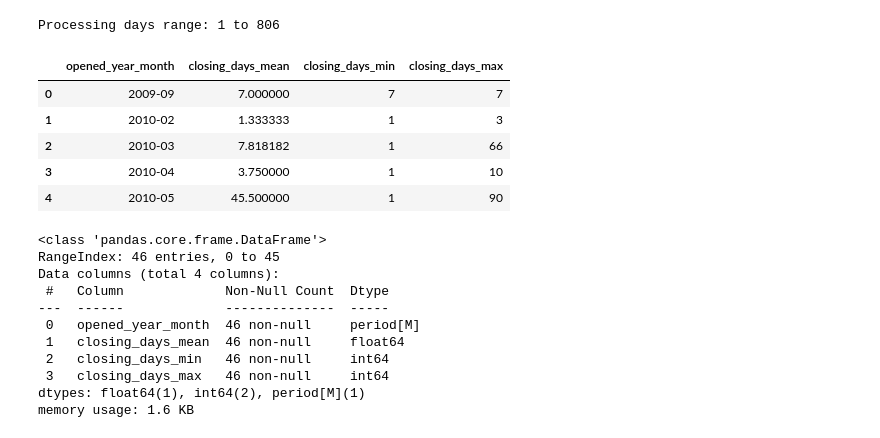
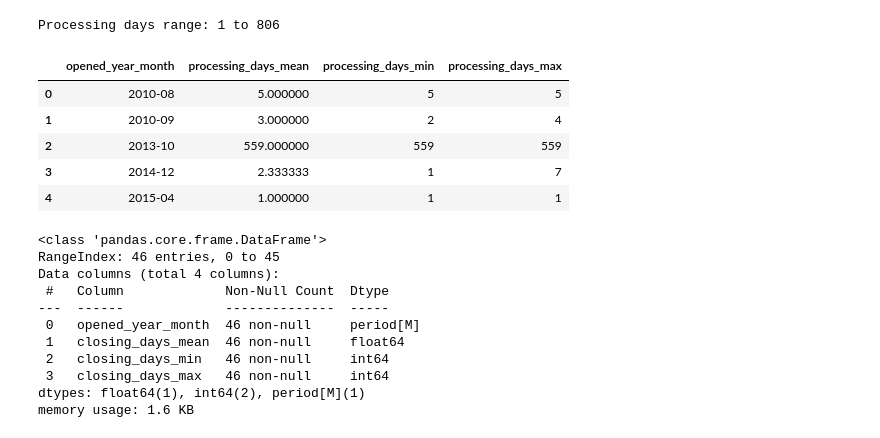
Before and after one commit to janna-in-sf/DataSF-311-Cases, a Jupyter notebook: DataSF_Project.ipynb, the cells around one changed output. Drawn from its saved outputs; the diff is of its cells as text; code cells hidden in the pictures.

```diff
--- a/DataSF_Project.ipynb
+++ b/DataSF_Project.ipynb
@@ -39,16 +39,6 @@ file_name = '311_Cases.csv'
 absolute_file_name = file_path + file_name
 
 # hardcoded column names for cols to keep from input CSV file
-"""
-col_names = ['CaseID', 'Opened', 'Closed', 'Updated','Status', 'Status Notes',
-             'Responsible Agency', 'Category', 'Request Type', 'Request Details',
-             'Address', 'Street', 'Supervisor District', 'Neighborhood',
-             'Police District','Latitude', 'Longitude', 'Source']
-col_types = {'Status': 'category', 'Supervisor District':'category',
-             'Police District':'category', 'Latitude': 'float32',
-             'Longitude': 'float32','Source':'category'}
-"""
-
 col_names = ['CaseID', 'Opened', 'Closed', 'Updated','Status', 'Status Notes',
              'Responsible Agency', 'Category', 'Request Type', 'Request Details',
              'Address', 'Street', 'Supervisor District', 'Neighborhood',
@@ -61,7 +51,7 @@ col_index_name = 'CaseID'
 # Load the file
 print('Loading file: ', absolute_file_name,'\n')
 
-rows_to_load = 25000
+rows_to_load = 2500
 #csv_date_format = '%m/%d/%Y %I:%M:%S %p'
 
 start = time.time()
@@ -79,14 +69,14 @@ print("End Time   =", datetime.now().strftime("%H:%M:%S"))
 print('Elapsed time:',end - start, 'seconds')
 print('\nLoaded file with (rows, cols) = ',df.shape,'\n')
 
-print('Before converting col names', df.columns, '\n')
 # rename columns that contain spaces and convert to lower case
-df.columns = df.columns.str.replace(' ', '_')
-df= df.rename(columns=str.lower)
+print('Before converting col names . . . \n', df.columns, '\n')
+df.columns = df.columns.str.replace(' ', '_').str.lower()
+print('After converting col names . . . \n', df.columns)
+
 # also convert list of date col names
-date_col_names = [x.lower() for x in date_col_names]
-print('After converting col names', df.columns)
-df.head(3)
+#date_col_names = [x.lower() for x in date_col_names]
+#df.head(3)
 # %% [output]
 Loading file:  /content/drive/MyDrive/colab_files/data/311_Cases.csv
 
@@ -260,13 +188,13 @@ cols_below_threshold Index(['closed', 'status_notes', 'request_details'], dtype=
   'police_district' 'source']]
 # %%
 # Drop row(s) containing nulls in 5% (or fewer) rows out of the total nbr of rows
-# Note: Don't drop rows with null in 'closed' - doing so will remove all open open cases
+# Note: Don't drop rows with null in 'closed' - doing so will remove all open cases
 
 if df.isna().sum().any():
   valid_null_cols = ['closed', 'updated']
   threshold = df.shape[0] * 0.05
 
-  # which cols contain nulls & is the total number of nulls equal to or less than threshold?
+  # which cols contain nulls & is total number of nulls less than or equal to threshold?
   cols_below_threshold = df.columns[(df.isna().sum() > 0) & (df.isna().sum() <= threshold)]
 
   # don't want to remove anuy rows with null in 'closed' or 'updated', so remove
@@ -280,14 +208,15 @@ if df.isna().sum().any():
     print('Nbr of columns below threshold (excluding', valid_null_cols,'):',len(cols_below_threshold))
     print('Names of columns below threshold:', cols_below_threshold)
 
+    #rows, cols before
+    nbr_rows_before = df.shape[0]
+    nbr_cols_before = df.shape[1]
     # drop necessary cols
-    df2 = df.copy()
     df.dropna(subset=cols_below_threshold, inplace=True)
-    print('\n*** Number of rows dropped due to nulls:', df2.shape[0]-df.shape[0])
+    print('\n*** Number of rows dropped due to nulls:', nbr_rows_before-df.shape[0])
 
     # validate
-    assert df.shape[1] == df2.shape[1], 'ERROR: Logic to drop rows for nulls inadvertently dropped columns!'
+    assert df.shape[1] == nbr_cols_before, 'ERROR: Logic to drop rows for nulls inadvertently dropped columns!'
     for col in cols_below_threshold:
       assert df[col].isna().sum() == 0, f'Did not remove rows with nulls in col {col}'
-    del df2, cols_below_threshold, valid_null_cols
 # %% [output]
@@ -875,17 +776,17 @@ Processing days range: 1 to 806
 # %%
 # Create df with aggregate stats for month & year (reset_index to make opened_month_year a col)
 grouped_df = df_closed.groupby('opened_year_month')['processing_days'].agg([np.mean, min, max]).reset_index()
 
 # chg col names: 'process_mean' refers to mean nbr of days required to close a 311-case
-grouped_df.rename(columns={'mean': 'closing_days_mean', 'min': 'closing_days_min', 'max':'closing_days_max'},inplace=True)
+grouped_df.rename(columns={'mean': 'processing_days_mean', 'min': 'processing_days_min', 'max':'processing_days_max'},inplace=True)
 grouped_df.head()
 # %% [output]
-|  | opened_year_month | closing_days_mean | closing_days_min | closing_days_max |
-| 0 | 2009-09 | 7.000000 | 7 | 7 |
-| 1 | 2010-02 | 1.333333 | 1 | 3 |
-| 2 | 2010-03 | 7.818182 | 1 | 66 |
-| 3 | 2010-04 | 3.750000 | 1 | 10 |
-| 4 | 2010-05 | 45.500000 | 1 | 90 |
+|  | opened_year_month | processing_days_mean | processing_days_min | processing_days_max |
+| 0 | 2010-08 | 5.000000 | 5 | 5 |
+| 1 | 2010-09 | 3.000000 | 2 | 4 |
+| 2 | 2013-10 | 559.000000 | 559 | 559 |
+| 3 | 2014-12 | 2.333333 | 1 | 7 |
+| 4 | 2015-04 | 1.000000 | 1 | 1 |
 # %%
 grouped_df.info()
 # %% [output]
```
Also changed, not shown: parts of 38 cells of this notebook.
